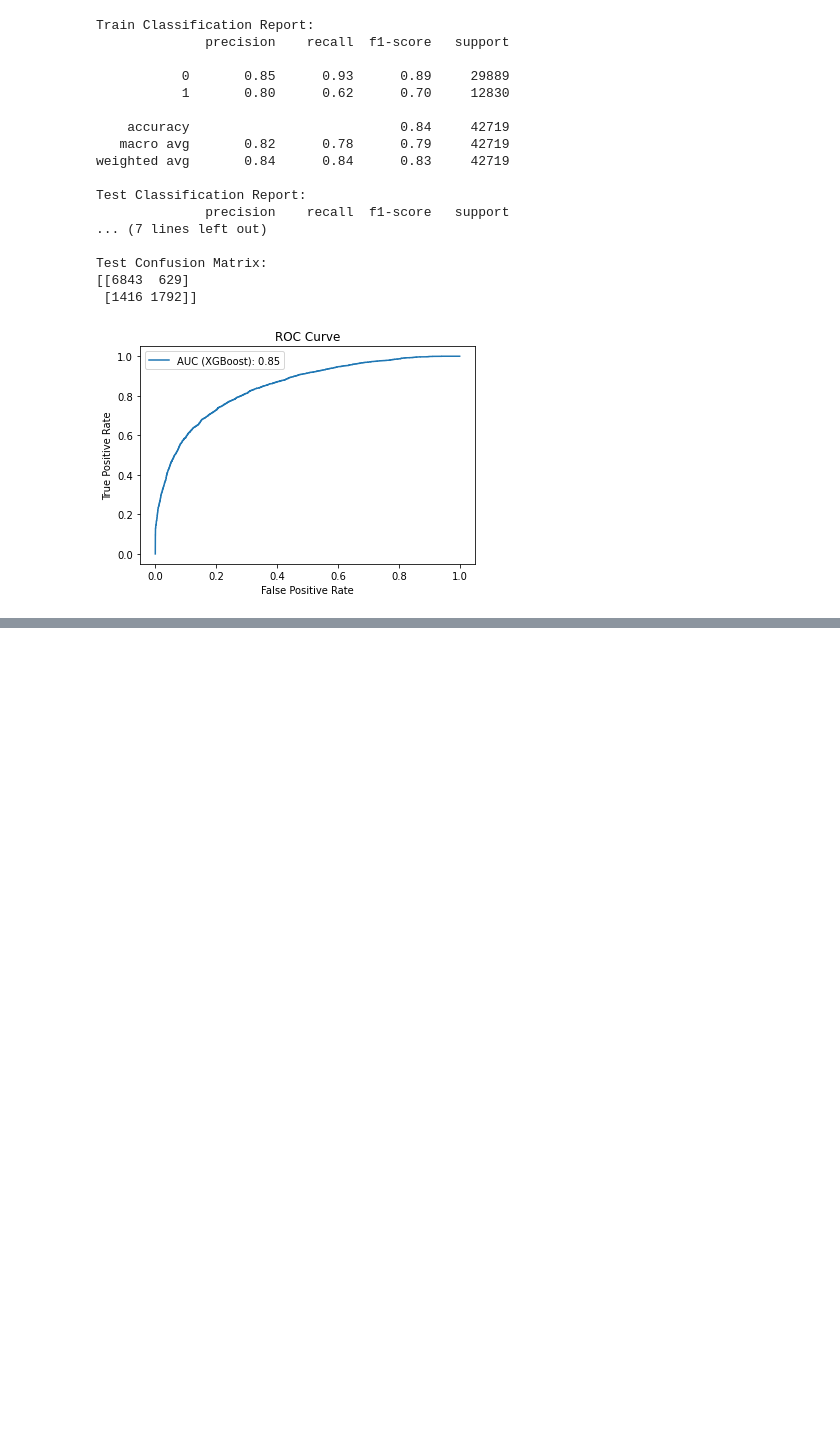
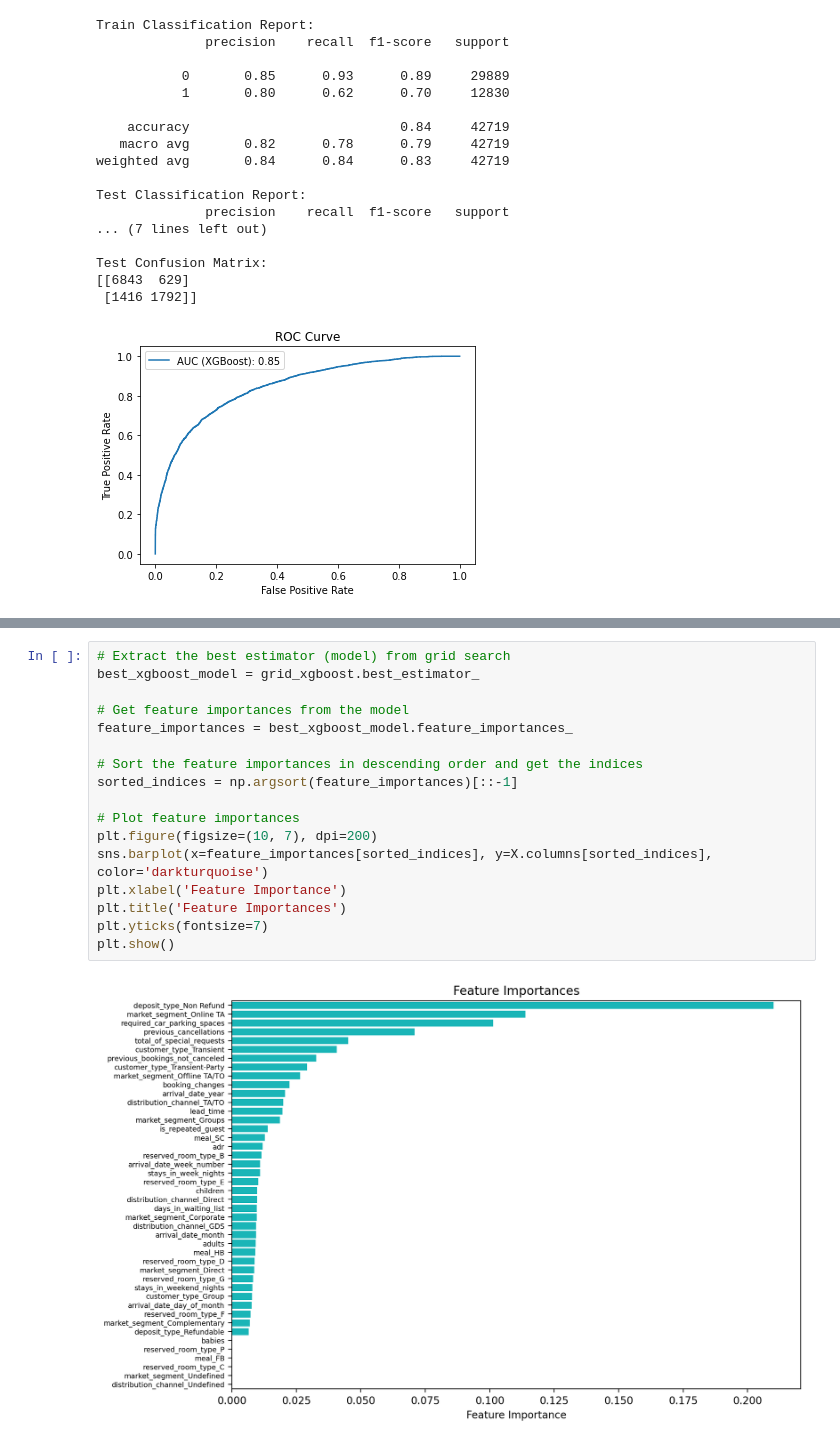
Before and after one commit to dooinn/hotel_cancellation_prediction, a Jupyter notebook: working_note1_machine_learning.ipynb, the cells around one changed output, grey strips where cells are left out. Saved outputs shown, nothing was run; the diff lists cells and outputs as text; blank space fills up the shorter version.

Commit message:
machine learning feature importance

```diff
--- a/working_note1_machine_learning.ipynb
+++ b/working_note1_machine_learning.ipynb
@@ -980,0 +1022,19 @@ Test Confusion Matrix:
+# %%
+# Extract the best estimator (model) from grid search
+best_xgboost_model = grid_xgboost.best_estimator_
+
+# Get feature importances from the model
+feature_importances = best_xgboost_model.feature_importances_
+
+# Sort the feature importances in descending order and get the indices
+sorted_indices = np.argsort(feature_importances)[::-1]
+
+# Plot feature importances
+plt.figure(figsize=(10, 7), dpi=200)
+sns.barplot(x=feature_importances[sorted_indices], y=X.columns[sorted_indices], color='darkturquoise')
+plt.xlabel('Feature Importance')
+plt.title('Feature Importances')
+plt.yticks(fontsize=7)
+plt.show()
+# %% [output]
+[figure, added]
```
Also changed, not shown: parts of 5 cells of this notebook, 13 other files.
